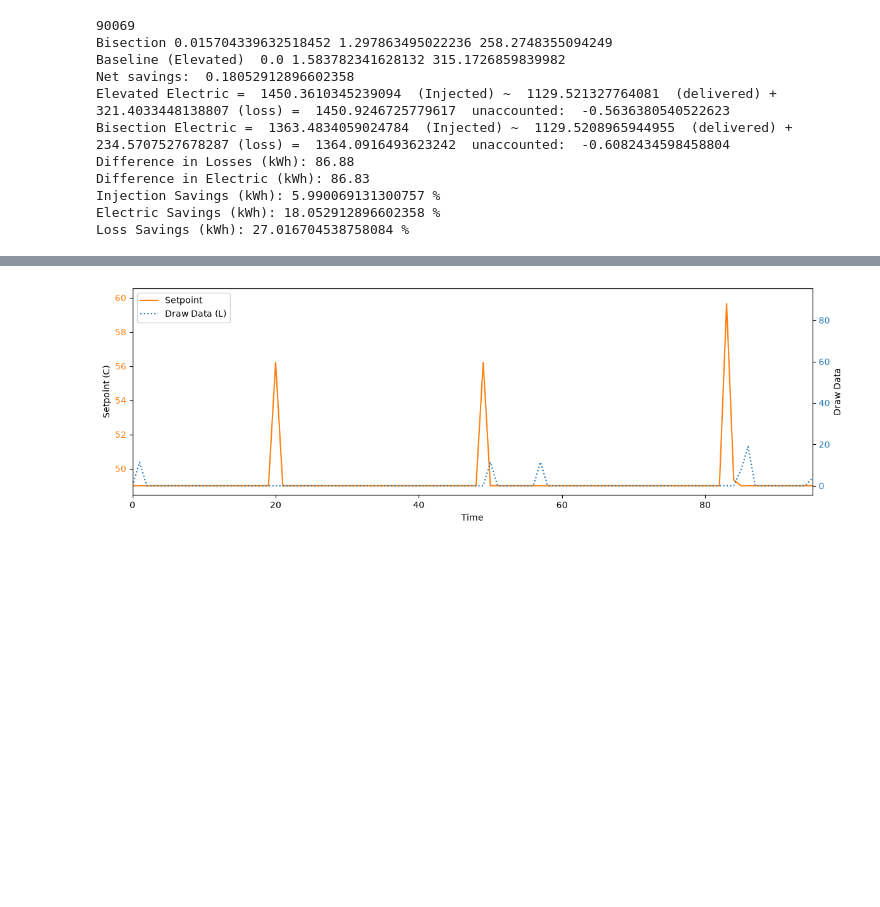
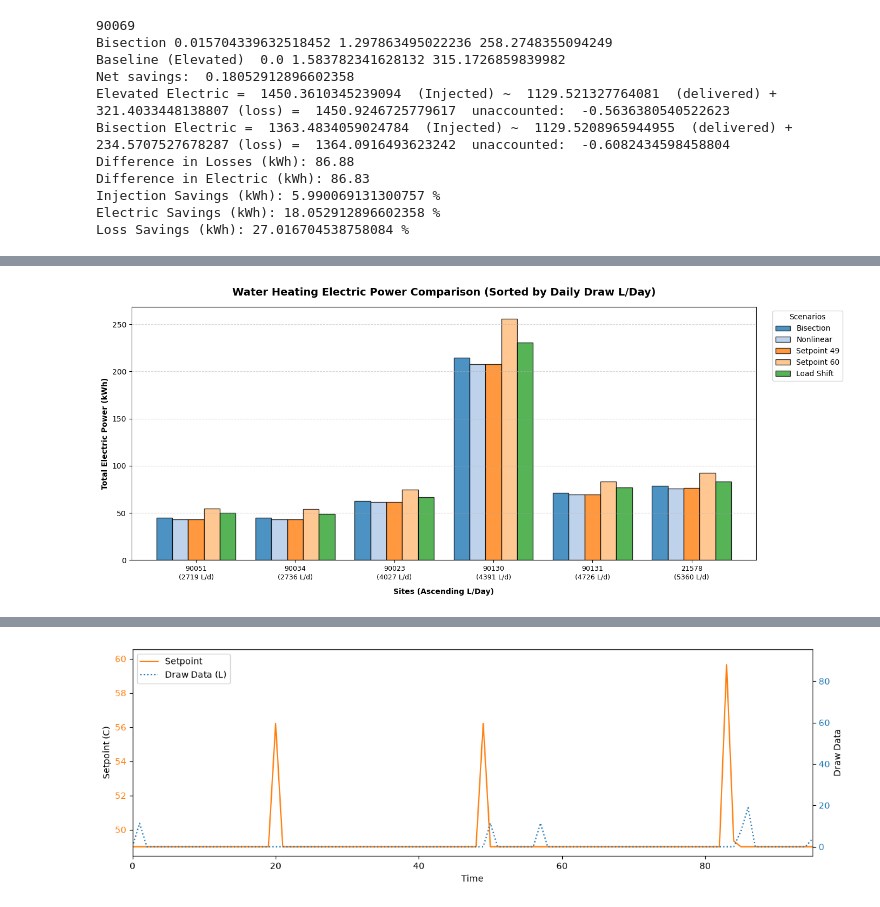
Before and after one commit to Jae-Domain/OCHRE, a Jupyter notebook: bin/nonlinear_solver/nonlinear_generate_graphics.ipynb, the cells around one changed output, grey strips where cells are left out. Drawn from its saved outputs; the diff is of its cells as text; code cells hidden in the pictures; blank space fills up the shorter version.

```diff
--- a/bin/nonlinear_solver/nonlinear_generate_graphics.ipynb
+++ b/bin/nonlinear_solver/nonlinear_generate_graphics.ipynb
@@ -142,0 +195,96 @@ print(sum(data_60['Hot Water Unmet Demand (kWh)']))
+# %%
+import matplotlib.pyplot as plt
+import numpy as np
+import pandas as pd
+
+sites = [22096, 13438,
+     11531, 23744, 11289, 13265, 23666,
+    90028, 90050, 90135, 10441, 90015, 90030,
+    21578, 22897, 90023, 90130, 99094, 90051,
+     90131, 90034, 99148, 99162, 99103,
+    99092, 99084
+]
+
+scenarios = ['Bisection', 'Nonlinear', 'Setpoint 49', 'Setpoint 60', 'Load Shift']
+
+power_data = []
+unmet_data = []
+draw_data = {}  # Store average daily draw per site
+
+for site in sites:
+    if site in [90069, 90130, 21578, 90023, 90051, 90131, 90034]: #"good test sites"
+        try:
+            nonlinear = pd.read_csv(f'output_site_{site}_nonlinear.csv')
+            bisection = pd.read_csv(f'output_site_{site}_bisection.csv')[0:len(nonlinear)]
+            data_49 = pd.read_csv(f'output_site_{site}_49.csv')[0:len(nonlinear)]
+            data_60 = pd.read_csv(f'output_site_{site}_60.csv')[0:len(nonlinear)]
+            load_shift = pd.read_csv(f'output_site_{site}_load_shifting.csv')[0:len(nonlinear)]
+        except Exception as e:
+            print(f"Skipping site {site}: {e}")
+            continue
+
+        # Calculate L/Day from bisection dataset
+        daily_draw = sum(bisection['Draw Data']) / (len(bisection) / 1440)
+        draw_data[site] = daily_draw
+        print(f"Site {site}: {daily_draw:.2f} L/Day")
+
+        power_data.append({
+            'Site': site,
+            'Bisection': bisection['Water Heating Electric Power'].sum(),
+            'Nonlinear': nonlinear['Water Heating Electric Power'].sum(),
+            'Setpoint 49': data_49['Water Heating Electric Power'].sum(),
+            'Setpoint 60': data_60['Water Heating Electric Power'].sum(),
+            'Load Shift': load_shift['Water Heating Electric Power'].sum()
+        })
+
+        unmet_data.append({
+            'Site': site,
+            'Bisection': bisection['Hot Water Unmet Demand (kWh)'].sum(),
+            'Nonlinear': nonlinear['Hot Water Unmet Demand (kWh)'].sum(),
+            'Setpoint 49': data_49['Hot Water Unmet Demand (kWh)'].sum(),
+            'Setpoint 60': data_60['Hot Water Unmet Demand (kWh)'].sum(),
+            'Load Shift': load_shift['Hot Water Unmet Demand (kWh)'].sum()
+        })
+
+# Convert to DataFrames and set index
+df_power = pd.DataFrame(power_data).set_index('Site')
+df_unmet = pd.DataFrame(unmet_data).set_index('Site')
+
+# Sort sites in ascending order of daily water draw (L/Day)
+sorted_sites = sorted(draw_data.keys(), key=lambda s: draw_data[s])
+
+# Reindex DataFrames to reflect the sorted site order
+df_power = df_power.reindex(sorted_sites)
+df_unmet = df_unmet.reindex(sorted_sites)
+
+# Update x-axis labels to include L/Day for clarity (Optional: omit if you prefer just site IDs)
+x_labels = [f"{site}\n({draw_data[site]:.0f} L/d)" for site in sorted_sites]
+
+colors = ['#1f77b4', '#aec7e8', '#ff7f0e', '#ffbb78', '#2ca02c']
+
+# ==========================================
+# GRAPH 1: Water Heating Electric Power
+# ==========================================
+ax1 = df_power.plot(kind='bar', figsize=(14, 6), color=colors, width=0.8, edgecolor='black', alpha=0.8)
+plt.title('Water Heating Electric Power Comparison (Sorted by Daily Draw L/Day)', fontsize=14, fontweight='bold', pad=15)
+plt.xlabel('Sites (Ascending L/Day)', fontweight='bold', labelpad=10)
+plt.ylabel('Total Electric Power (kWh)', fontweight='bold')
+plt.xticks(ticks=range(len(sorted_sites)), labels=x_labels, rotation=0, fontsize=9)
+plt.grid(axis='y', linestyle='--', alpha=0.5)
+plt.legend(title='Scenarios', bbox_to_anchor=(1.02, 1), loc='upper left')
+plt.tight_layout()
+plt.show()
+
+# ==========================================
+# GRAPH 2: Hot Water Unmet Demand
+# ==========================================
+ax2 = df_unmet.plot(kind='bar', figsize=(14, 6), color=colors, width=0.8, edgecolor='black', alpha=0.8)
+plt.title('Hot Water Unmet Demand Comparison (Sorted by Daily Draw L/Day)', fontsize=14, fontweight='bold', pad=15)
+plt.xlabel('Sites (Ascending L/Day)', fontweight='bold', labelpad=10)
+plt.ylabel('Total Unmet Demand (kWh)', fontweight='bold')
+plt.xticks(ticks=range(len(sorted_sites)), labels=x_labels, rotation=0, fontsize=9)
+plt.grid(axis='y', linestyle='--', alpha=0.5)
+plt.legend(title='Scenarios', bbox_to_anchor=(1.02, 1), loc='upper left')
+plt.tight_layout()
+plt.show()
+# %% [output]
@@ -142,0 +297 @@ print(sum(data_60['Hot Water Unmet Demand (kWh)']))
+[figure, added]
```
Also changed, not shown: parts of 7 cells of this notebook, 6 other files.
